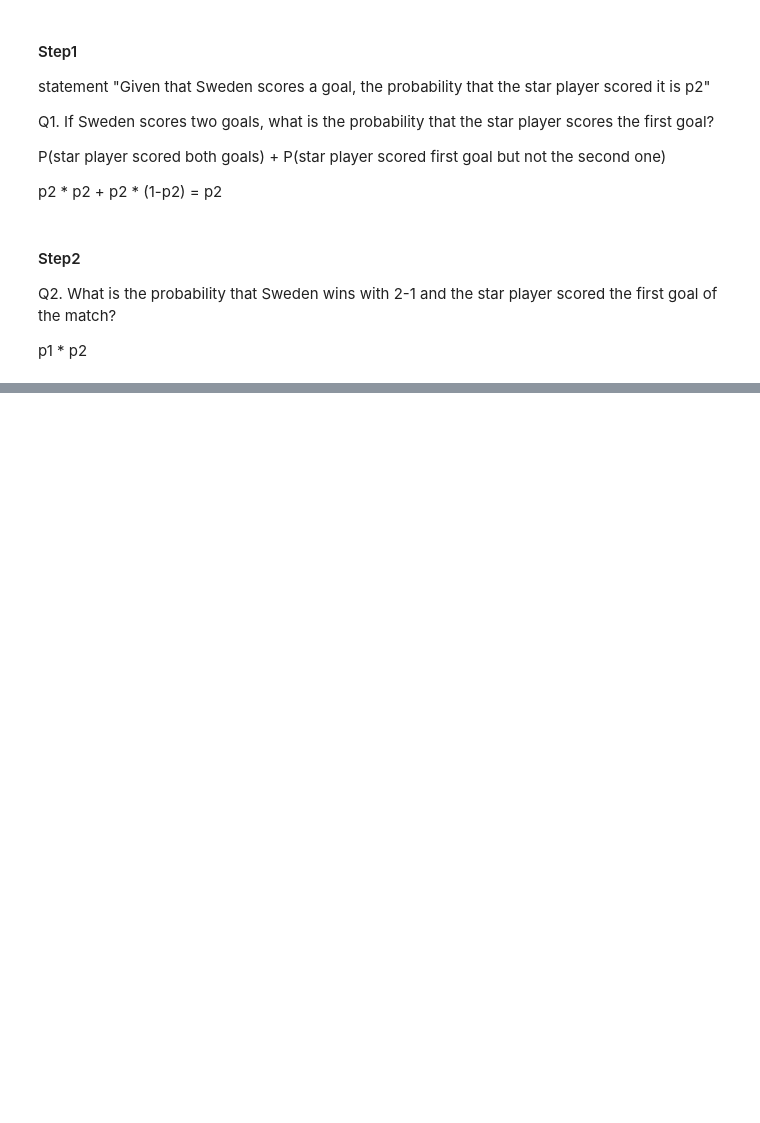
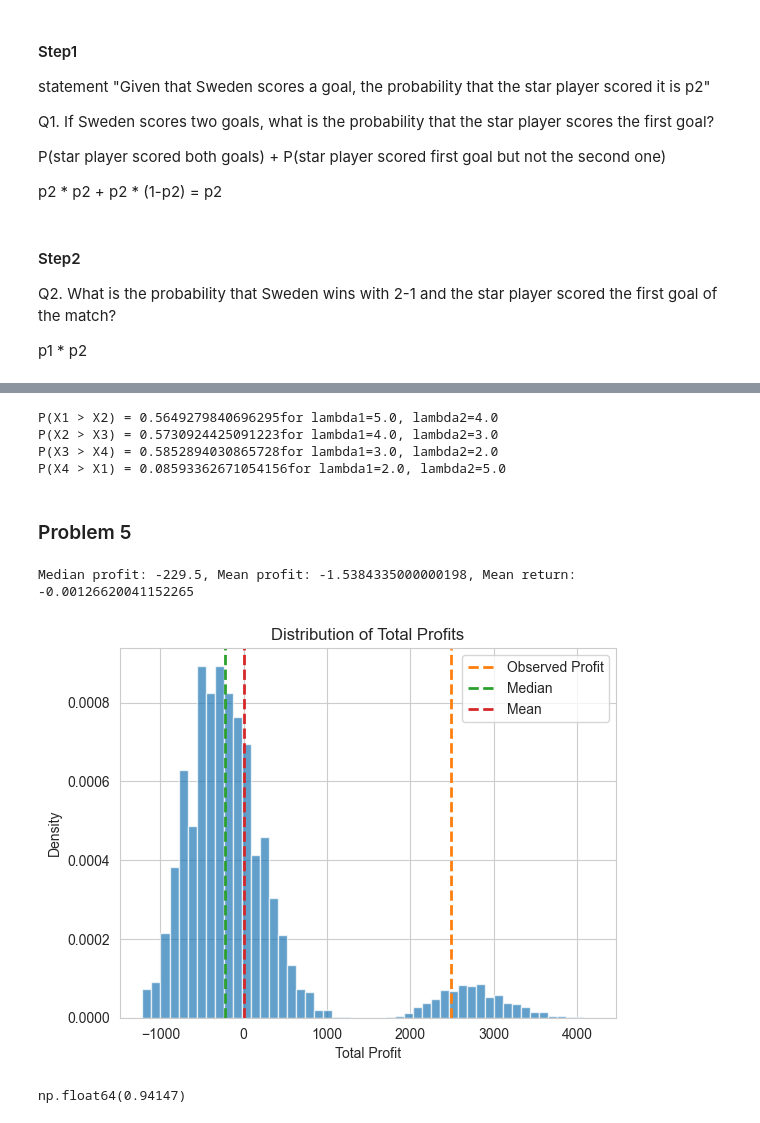
Before and after one commit to printfCRLF/ffn, a Jupyter notebook: kambi_tests/k_quant_tests.ipynb, the cells around one changed output, grey strips where cells are left out. Drawn from its saved outputs; the diff is of its cells as text; code cells hidden in the pictures; blank space fills up the shorter version.

```diff
--- a/kambi_tests/k_quant_tests.ipynb
+++ b/kambi_tests/k_quant_tests.ipynb
@@ -1,6 +1,12 @@
 # %%
 import numpy as np
 import math
+from matplotlib import pyplot as plt
+from scipy.stats import poisson
+from scipy.optimize import differential_evolution, least_squares, Bounds
+import seaborn as sns
+
+sns.set_style(style="whitegrid")
 # %% [markdown]
 # Quant Tests
 # %% [markdown]
@@ -55,0 +191,63 @@ p1 * p2
+# %%
+# Verify the results
+
+lambda1 = result.x[0]
+lambda2 = result.x[1]
+lambda3 = result.x[2]
+lambda4 = result.x[3]
+print(f"P(X1 > X2) = {prob_x1_gt_x2(lambda1, lambda2)}for lambda1={lambda1}, lambda2={lambda2}")
+print(f"P(X2 > X3) = {prob_x1_gt_x2(lambda2, lambda3)}for lambda1={lambda2}, lambda2={lambda3}")
+print(f"P(X3 > X4) = {prob_x1_gt_x2(lambda3, lambda4)}for lambda1={lambda3}, lambda2={lambda4}")
+print(f"P(X4 > X1) = {prob_x1_gt_x2(lambda4, lambda1)}for lambda1={lambda4}, lambda2={lambda1}")
+# %% [output]
+P(X1 > X2) = 0.5649279840696295for lambda1=5.0, lambda2=4.0
+P(X2 > X3) = 0.5730924425091223for lambda1=4.0, lambda2=3.0
+P(X3 > X4) = 0.5852894030865728for lambda1=3.0, lambda2=2.0
+P(X4 > X1) = 0.08593362671054156for lambda1=2.0, lambda2=5.0
+# %% [markdown]
+### Problem 5
+# %%
+odds = np.array([1.74,1.86,1.57,12,1.95,2.23,1.53,4.1,4.25,4.25])
+win_prob = 1 / odds
+stakes = np.array([100,100,150,250,200,75,65,50,125,100])
+observed_profit = 2483.45
+
+
+n_trials = 100000
+win_lose = np.ndarray([n_trials, len(win_prob)])
+
+for i in range(len(win_prob)):
+    b = np.random.binomial(1, win_prob[i], size=n_trials)
+    b = np.astype(b, int)
+    win_lose[:, i] = b
+
+payout = win_lose * stakes * odds
+sum_payout = np.sum(payout, axis=1)
+profit = sum_payout - np.sum(stakes)
+
+median = np.median(profit)
+mean = np.mean(profit)
+
+print(f"Median profit: {median}, Mean profit: {mean}, Mean return: {mean / np.sum(stakes)}")
+# %% [output]
+Median profit: -229.5, Mean profit: -1.5384335000000198, Mean return: -0.00126620041152265
+# %%
+plt.hist(profit, bins=50, density=True, color='C0', alpha=0.7)
+plt.title("Distribution of Total Profits")
+plt.xlabel("Total Profit")
+plt.ylabel("Density")
+
+plt.axvline(observed_profit, color='C1', linestyle="dashed", linewidth=2, label='Observed Profit')
+plt.axvline(median, color='C2', linestyle="dashed", linewidth=2, label='Median')
+plt.axvline(mean, color='C3',  linestyle="dashed", linewidth=2, label='Mean')
+
+
+plt.legend()
+plt.show()
+# %% [output]
+[figure, added]
+# %%
+prob = np.sum(profit < observed_profit) / n_trials
+prob
+# %% [output]
+np.float64(0.94147)
```
Also changed, not shown: parts of 18 cells of this notebook, 2 other files.
